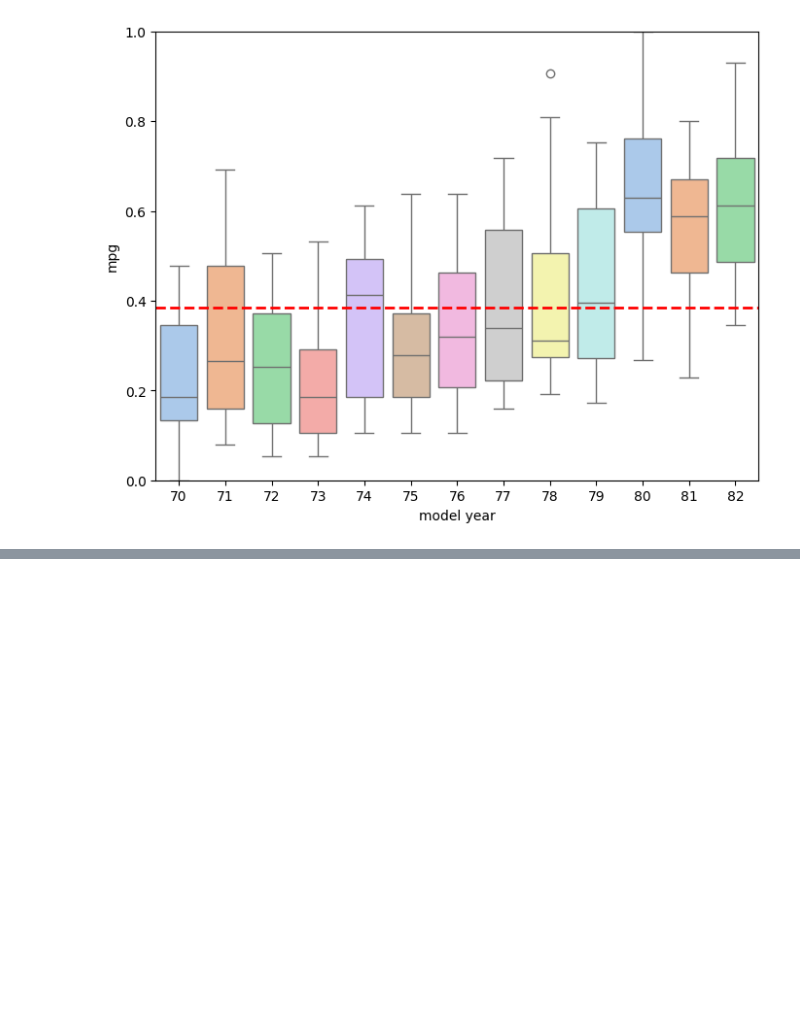
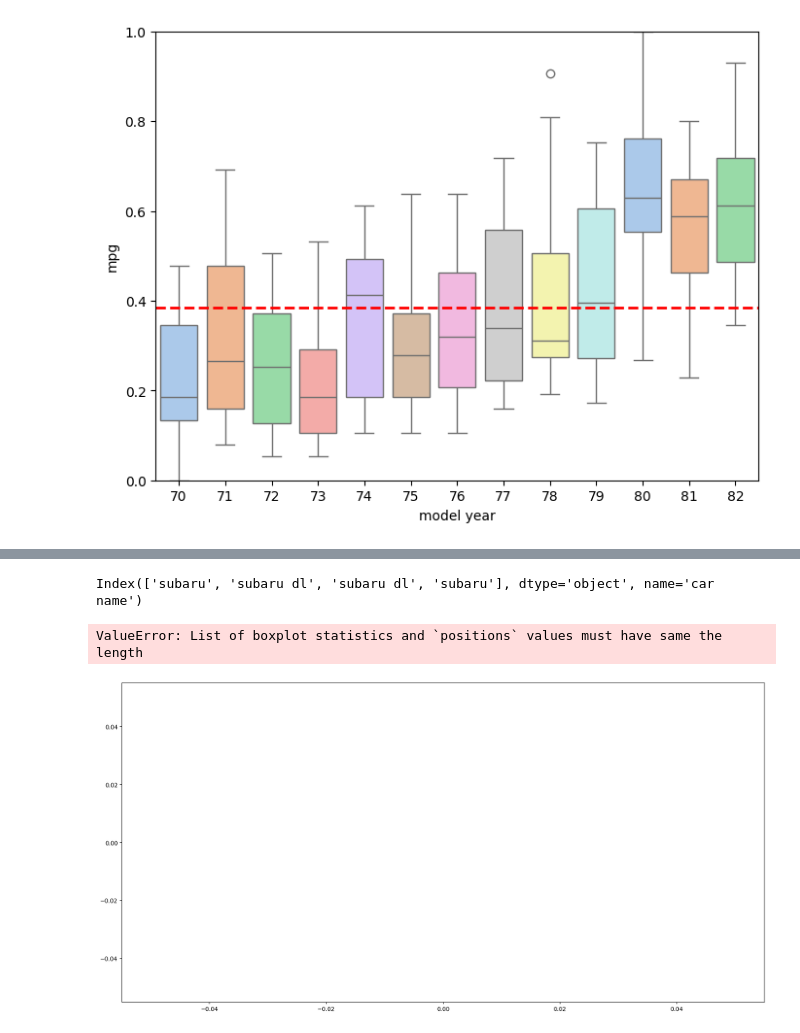
Before and after one commit to UUCompSci/mw-data-respository, a Jupyter notebook: sandbox.ipynb, the cells around one changed output, grey strips where cells are left out. Cells and saved outputs as stored; diff of their text form; code cells hidden in the pictures; blank space fills up the shorter version.

```diff
--- a/sandbox.ipynb
+++ b/sandbox.ipynb
@@ -208,0 +226,25 @@ Done Through Class --> Below is Homework
+# %%
+data[data.index.str.contains('subaru')].index.str.replace('(.*)', 'subaru dl')
+# %% [output]
+Index(['subaru', 'subaru dl', 'subaru dl', 'subaru'], dtype='object', name='car name')
+# %%
+data['Company_Name'] = data.index.str.extract('(^.*?)\s')
+# %%
+data['Company_Name'] = data['Company_Name'].replace(['volkswagen','vokswagen','vw'],'VW')
+data['Company_Name'] = data['Company_Name'].replace('maxda','mazda')
+data['Company_Name'] = data['Company_Name'].replace('toyouta','toyota')
+data['Company_Name'] = data['Company_Name'].replace('mercedes','mercedes-benz')
+data['Company_Name'] = data['Company_Name'].replace('nissan','datsun')
+data['Company_Name'] = data['Company_Name'].replace('capri','ford')
+data['Company_Name'] = data['Company_Name'].replace(['chevroelt','chevy'],'chevrolet')
+# %%
+var = 'Company_Name'
+data_plt = pd.concat([data_scale['mpg'], data[var]], axis=1)
+f, ax = plt.subplots(figsize=(20,10))
+fig = sns.boxplot(x=var, y="mpg", data=data_plt)
+fig.set_xticklabels(ax.get_xticklabels())
+fig.axis(ymin=0, ymax=1)
+plt.axhline(data_scale.mpg.mean(),color='r',linestyle='dashed',linewidth=2)
+# %% [output]
+ValueError: List of boxplot statistics and `positions` values must have same the length
+[figure, added]
```
Also changed, not shown: parts of 19 cells of this notebook.
